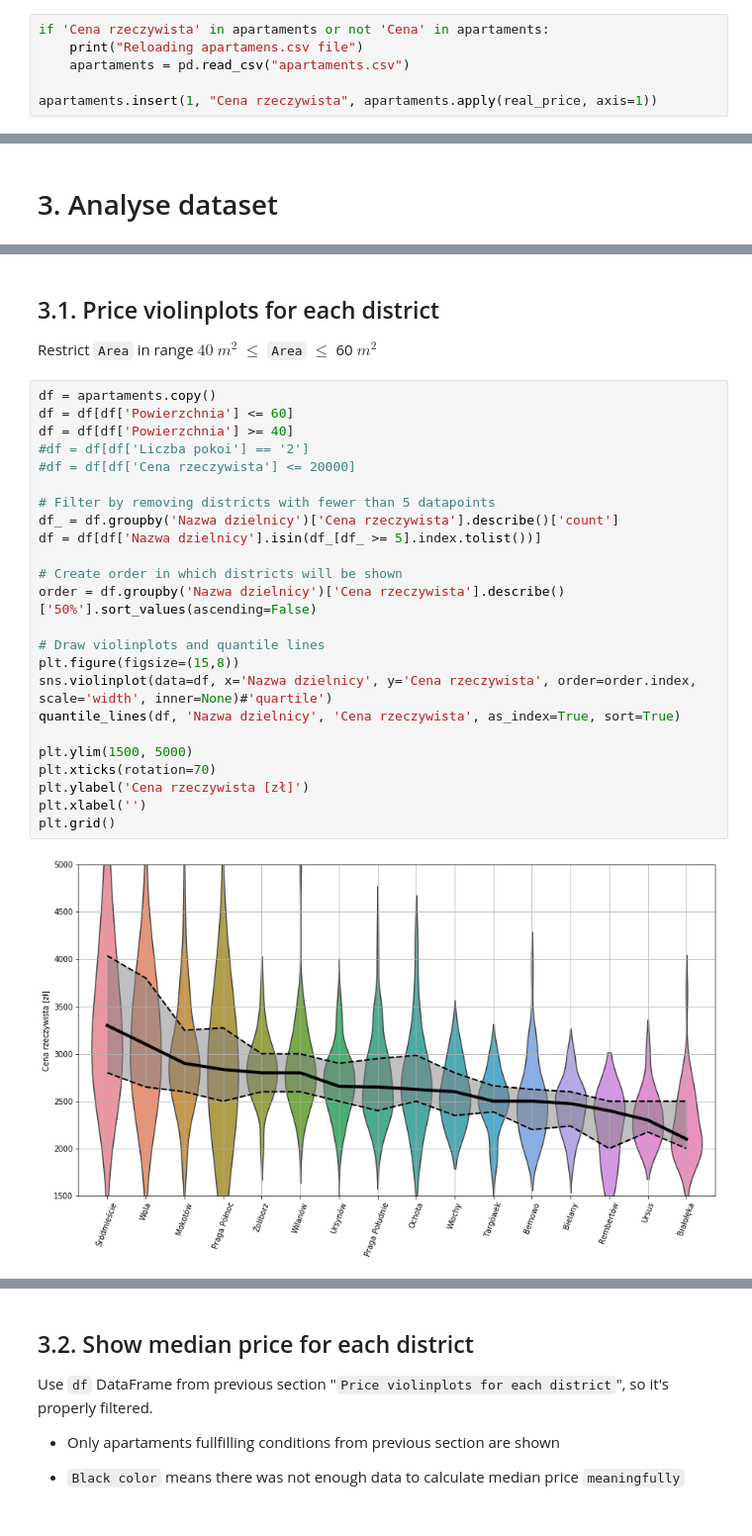
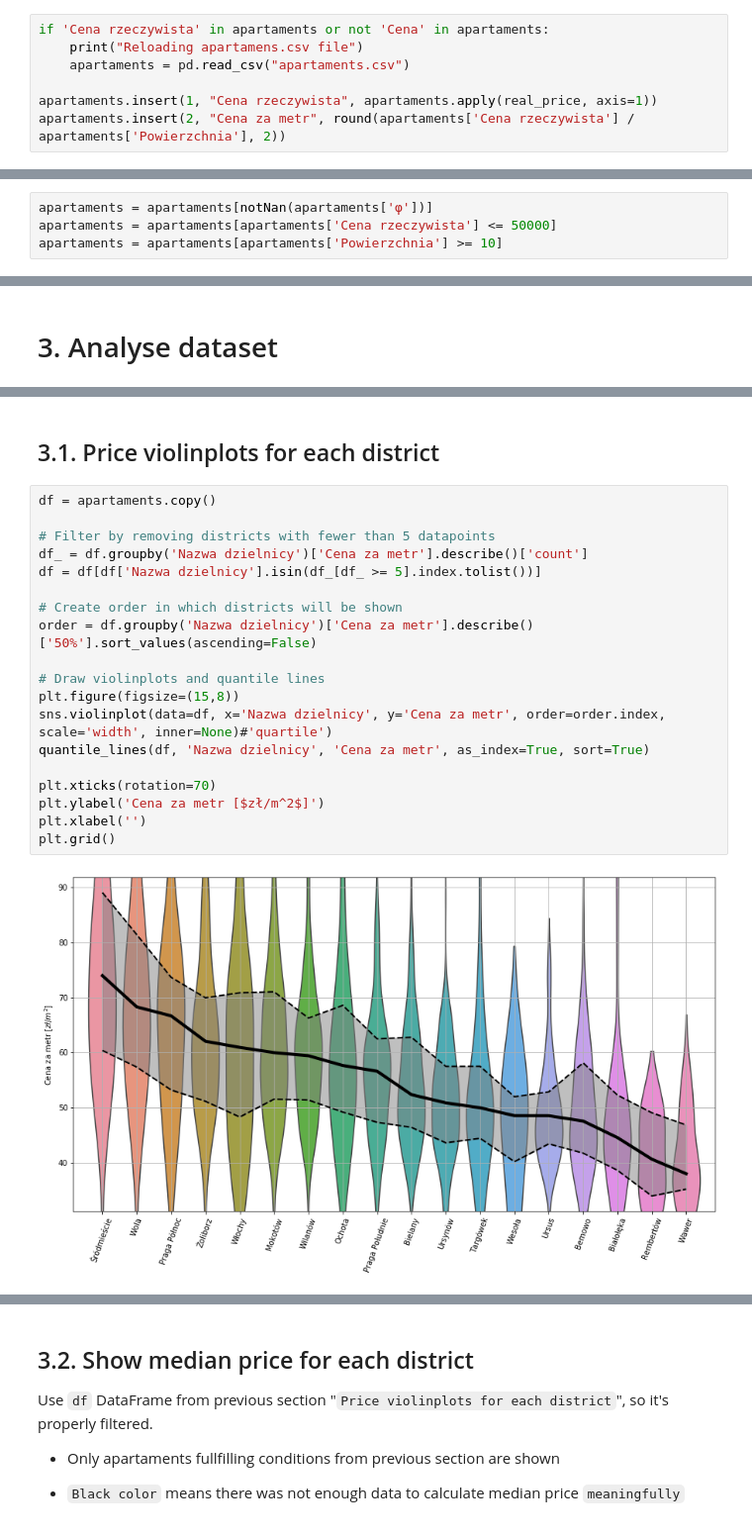
Before and after one commit to KrystianPlackowski/Apartments-data-parser, a Jupyter notebook: rental/analyse.ipynb, the cells around one changed output, grey strips where cells are left out. Shown at 99% size. Cells and saved outputs as stored; diff of their text form.

Commit message:
many visual improvements

```diff
--- a/rental/analyse.ipynb
+++ b/rental/analyse.ipynb
@@ -172,3 +175,4 @@ if 'Cena rzeczywista' in apartaments or not 'Cena' in apartaments:
     apartaments = pd.read_csv("apartaments.csv")
 
 apartaments.insert(1, "Cena rzeczywista", apartaments.apply(real_price, axis=1))
+apartaments.insert(2, "Cena za metr", round(apartaments['Cena rzeczywista'] / apartaments['Powierzchnia'], 2))
@@ -175 +182,5 @@ apartaments.insert(1, "Cena rzeczywista", apartaments.apply(real_price, axis=1))
+# %%
+apartaments = apartaments[notNan(apartaments['φ'])]
+apartaments = apartaments[apartaments['Cena rzeczywista'] <= 50000]
+apartaments = apartaments[apartaments['Powierzchnia'] >= 10]
 # %% [markdown]
@@ -249,29 +260,23 @@ apartaments.head()
 # %% [markdown]
 ## 3.1. Price violinplots for each district
-Restrict `Area` in range $ 40 $ $m^2$ $ \le $ `Area` $ \le $ 60 $m^2$
 # %%
 df = apartaments.copy()
-df = df[df['Powierzchnia'] <= 60]
-df = df[df['Powierzchnia'] >= 40]
-#df = df[df['Liczba pokoi'] == '2']
-#df = df[df['Cena rzeczywista'] <= 20000]
 
 # Filter by removing districts with fewer than 5 datapoints
-df_ = df.groupby('Nazwa dzielnicy')['Cena rzeczywista'].describe()['count']
+df_ = df.groupby('Nazwa dzielnicy')['Cena za metr'].describe()['count']
 df = df[df['Nazwa dzielnicy'].isin(df_[df_ >= 5].index.tolist())]
 
 # Create order in which districts will be shown
-order = df.groupby('Nazwa dzielnicy')['Cena rzeczywista'].describe()['50%'].sort_values(ascending=False)
+order = df.groupby('Nazwa dzielnicy')['Cena za metr'].describe()['50%'].sort_values(ascending=False)
 
 # Draw violinplots and quantile lines
 plt.figure(figsize=(15,8))
-sns.violinplot(data=df, x='Nazwa dzielnicy', y='Cena rzeczywista', order=order.index, scale='width', inner=None)#'quartile')
-quantile_lines(df, 'Nazwa dzielnicy', 'Cena rzeczywista', as_index=True, sort=True)
+sns.violinplot(data=df, x='Nazwa dzielnicy', y='Cena za metr', order=order.index, scale='width', inner=None)#'quartile')
+quantile_lines(df, 'Nazwa dzielnicy', 'Cena za metr', as_index=True, sort=True)
 
-plt.ylim(1500, 5000)
 plt.xticks(rotation=70)
-plt.ylabel('Cena rzeczywista [zł]')
+plt.ylabel('Cena za metr [$zł/m^2$]')
 plt.xlabel('')
 plt.grid()
 # %% [output]
-[figure, old version]
+[figure, new version]
```
Also changed, not shown: parts of 35 cells of this notebook, 1 other file.
